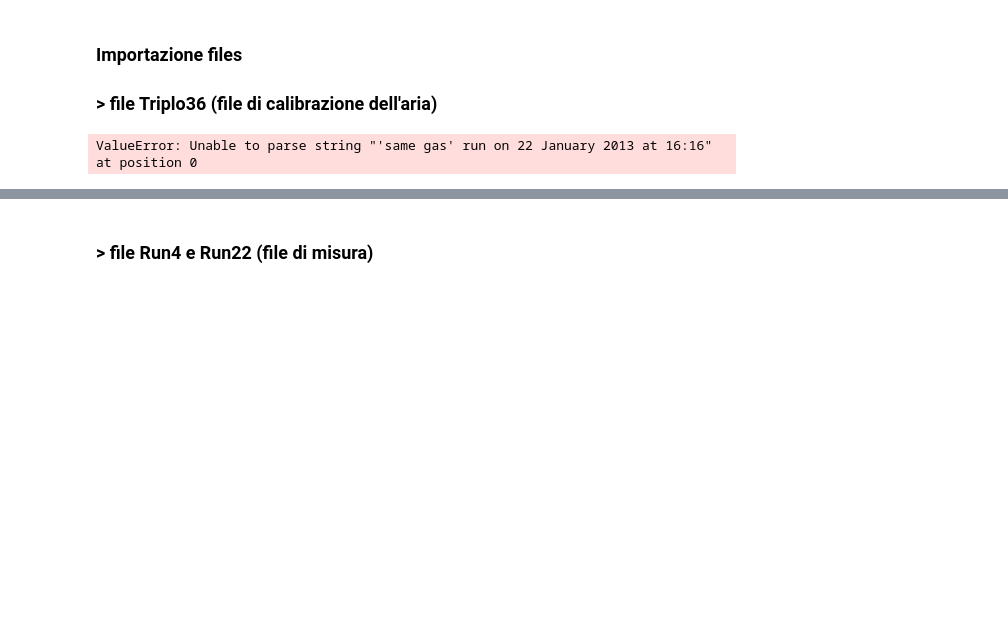
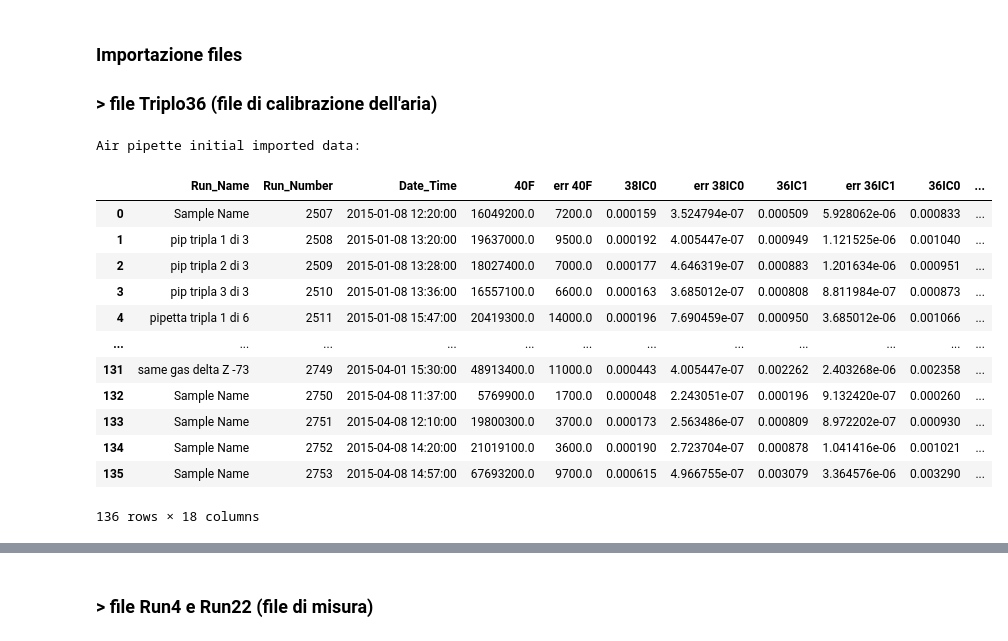
Before and after one commit to gecos-lab/PyCalcolAr, a Jupyter notebook: notebooks/PyCalcolAr_working-pre2013.ipynb, the cells around one changed output, grey strips where cells are left out. Cells and saved outputs as stored; diff of their text form; code cells hidden in the pictures; blank space fills up the shorter version.

```diff
--- a/notebooks/PyCalcolAr_working-pre2013.ipynb
+++ b/notebooks/PyCalcolAr_working-pre2013.ipynb
@@ -18,19 +18,15 @@ delay = 246
 ### > file Triplo36 (file di calibrazione dell'aria)
 # %%
 # definire il percorso del file (DA MODIFICARE MANUALMENTE DALL'UTENTE)
-file_path = "../test_data/doppio2013.txt"
+file_path = "../test_data/doppio2013_2015.txt"
 
 # definire la lista con gli indici delle colonne
-columns_names=['40F', 'err 40F', '38IC0', 'err 38IC0', '36IC1', 'err 36IC1', '36IC0', 'err 36IC0','36F', 'err 36F', \
-               'gain IC0/IC1', 'err gain IC0/IC1', 'gain F/IC1', 'err gain F/IC1' , 'gain F/IC0', 'err gain F/IC0', \
-               '40F/36IC1', 'err 40F/36IC1 ', '40F/36F', 'err 40F/36F', '40F/36IC0', 'err 40F/36IC0' , '38IC0/36IC0', \
-               'err 38IC0/36IC0', 'Run', 'Path']
+columns_names=['40F', 'err 40F', '38IC0', 'err 38IC0', '36IC1', 'err 36IC1', '36IC0', 'err 36IC0', \
+               'gain IC0/IC1', 'err gain IC0/IC1', '40F/36F', 'err 40F/36F', '40F/36IC0', 'err 40F/36IC0', 'Run', 'Path']
 
 # definire le colonne che contengono dati numerici (ad eccezione delle colonne 'Run' e 'Path')
-columns_numeric=['40F', 'err 40F', '38IC0', 'err 38IC0', '36IC1', 'err 36IC1', '36IC0', 'err 36IC0','36F', 'err 36F', \
-                 'gain IC0/IC1', 'err gain IC0/IC1', 'gain F/IC1', 'err gain F/IC1' , 'gain F/IC0', 'err gain F/IC0', \
-                 '40F/36IC1', 'err 40F/36IC1 ', '40F/36F', 'err 40F/36F', '40F/36IC0', 'err 40F/36IC0' , '38IC0/36IC0', \
-                 'err 38IC0/36IC0']
+columns_numeric=['40F', 'err 40F', '38IC0', 'err 38IC0', '36IC1', 'err 36IC1', '36IC0', 'err 36IC0', \
+                 'gain IC0/IC1', 'err gain IC0/IC1', '40F/36F', 'err 40F/36F', '40F/36IC0', 'err 40F/36IC0']
 
 # importare il file utilizzando caratteri separatori (sep = '\t|,') '\t' = tab, ',' = virgola
 airpipette_data = pd.read_csv(file_path, header = None, names = columns_names, sep = '\t|,', engine = 'python')
@@ -43,8 +39,8 @@ for i in columns_numeric:
     airpipette_data[i] = pd.to_numeric(airpipette_data[i])
 
 # definire un dataframe con le "colonne utili" (foglio airpipette_data)
-airpipette_data = airpipette_data[['40F', 'err 40F', '38IC0', 'err 38IC0', '36IC1', 'err 36IC1', '36IC0', 'err 36IC0', \
-                                   '36F', 'err 36F', '40F/36F', 'err 40F/36F', 'Run', 'Path']]
+#airpipette_data = airpipette_data[['40F', 'err 40F', '38IC0', 'err 38IC0', '36IC1', 'err 36IC1', '36IC0', 'err 36IC0', \
+#                                  '36F', 'err 36F', '40F/36F', 'err 40F/36F', 'Run', 'Path']]
 
 # stampare il dataframe 'airpipette_data'
 print("Air pipette initial imported data:")
@@ -57,33 +53,47 @@ run_name = run_split.str[0]
 run_name = run_name.replace(["'"], [""], regex=True)
 run_name.name = 'Run_Name'
 
 # formattare la colonna con il numero del run
 run_number = airpipette_data['Path'].str.split('.').str[0]
 run_number = run_number.str.split('_').str[-1]
 run_number.name= 'Run_Number'
 run_number = pd.to_numeric(run_number)
 
 # formattare la colonna con la data e l'ora in una serie pandas e associarle un nome, convertire il dato in datetime64
 dataora = run_split.str[1]
 dataora.name = 'Date_Time'
 dataora = pd.to_datetime(dataora)
 
 # concatenare le nuove colonne all'inizio del dataframe airpipette_data
 airpipette_data = pd.concat([run_name, run_number, dataora, airpipette_data], axis = 1)
 
 # eliminare la colonna 'Run' (non più utilizzata)
 airpipette_data.drop('Run',axis=1, inplace=True)
 
+
 # conversione valore da count a V per tutti IC0,IC1 e relativi errori... (n / 62415000)
 airpipette_data.loc[:,'38IC0'] = airpipette_data.loc[:,'38IC0'].values / 62415000
 airpipette_data.loc[:,'err 38IC0'] = airpipette_data.loc[:,'err 38IC0'].values / 62415000
 airpipette_data.loc[:,'36IC1'] = airpipette_data.loc[:,'36IC1'].values / 62415000
 airpipette_data.loc[:,'err 36IC1'] = airpipette_data.loc[:,'err 36IC1'].values / 62415000
 airpipette_data.loc[:,'36IC0'] = airpipette_data.loc[:,'36IC0'].values / 62415000
 airpipette_data.loc[:,'err 36IC0'] = airpipette_data.loc[:,'err 36IC0'].values / 62415000
-airpipette_data.loc[:,'36F'] = airpipette_data.loc[:,'36F'].values / 62415000
-airpipette_data.loc[:,'err 36F'] = airpipette_data.loc[:,'err 36F'].values / 62415000
+#airpipette_data.loc[:,'36F'] = airpipette_data.loc[:,'36F'].values / 62415000
+#airpipette_data.loc[:,'err 36F'] = airpipette_data.loc[:,'err 36F'].values / 62415000
 
 display(airpipette_data)
 # %% [output]
-ValueError: Unable to parse string "'same gas' run on 22 January 2013 at 16:16" at position 0
+Air pipette initial imported data:
+|  | Run_Name | Run_Number | Date_Time | 40F | err 40F | 38IC0 | err 38IC0 | 36IC1 | err 36IC1 | 36IC0 | ... |
+| 0 | Sample Name | 2507 | 2015-01-08 12:20:00 | 16049200.0 | 7200.0 | 0.000159 | 3.524794e-07 | 0.000509 | 5.928062e-06 | 0.000833 | ... |
+| 1 | pip tripla 1 di 3 | 2508 | 2015-01-08 13:20:00 | 19637000.0 | 9500.0 | 0.000192 | 4.005447e-07 | 0.000949 | 1.121525e-06 | 0.001040 | ... |
+| 2 | pip tripla 2 di 3 | 2509 | 2015-01-08 13:28:00 | 18027400.0 | 7000.0 | 0.000177 | 4.646319e-07 | 0.000883 | 1.201634e-06 | 0.000951 | ... |
+| 3 | pip tripla 3 di 3 | 2510 | 2015-01-08 13:36:00 | 16557100.0 | 6600.0 | 0.000163 | 3.685012e-07 | 0.000808 | 8.811984e-07 | 0.000873 | ... |
+| 4 | pipetta tripla 1 di 6 | 2511 | 2015-01-08 15:47:00 | 20419300.0 | 14000.0 | 0.000196 | 7.690459e-07 | 0.000950 | 3.685012e-06 | 0.001066 | ... |
+| ... | ... | ... | ... | ... | ... | ... | ... | ... | ... | ... | ... |
+| 131 | same gas delta Z -73 | 2749 | 2015-04-01 15:30:00 | 48913400.0 | 11000.0 | 0.000443 | 4.005447e-07 | 0.002262 | 2.403268e-06 | 0.002358 | ... |
+| 132 | Sample Name | 2750 | 2015-04-08 11:37:00 | 5769900.0 | 1700.0 | 0.000048 | 2.243051e-07 | 0.000196 | 9.132420e-07 | 0.000260 | ... |
+| 133 | Sample Name | 2751 | 2015-04-08 12:10:00 | 19800300.0 | 3700.0 | 0.000173 | 2.563486e-07 | 0.000809 | 8.972202e-07 | 0.000930 | ... |
+| 134 | Sample Name | 2752 | 2015-04-08 14:20:00 | 21019100.0 | 3600.0 | 0.000190 | 2.723704e-07 | 0.000878 | 1.041416e-06 | 0.001021 | ... |
+| 135 | Sample Name | 2753 | 2015-04-08 14:57:00 | 67693200.0 | 9700.0 | 0.000615 | 4.966755e-07 | 0.003079 | 3.364576e-06 | 0.003290 | ... |
+136 rows × 18 columns
```
Also changed, not shown: parts of 4 cells of this notebook, 1 other file.
